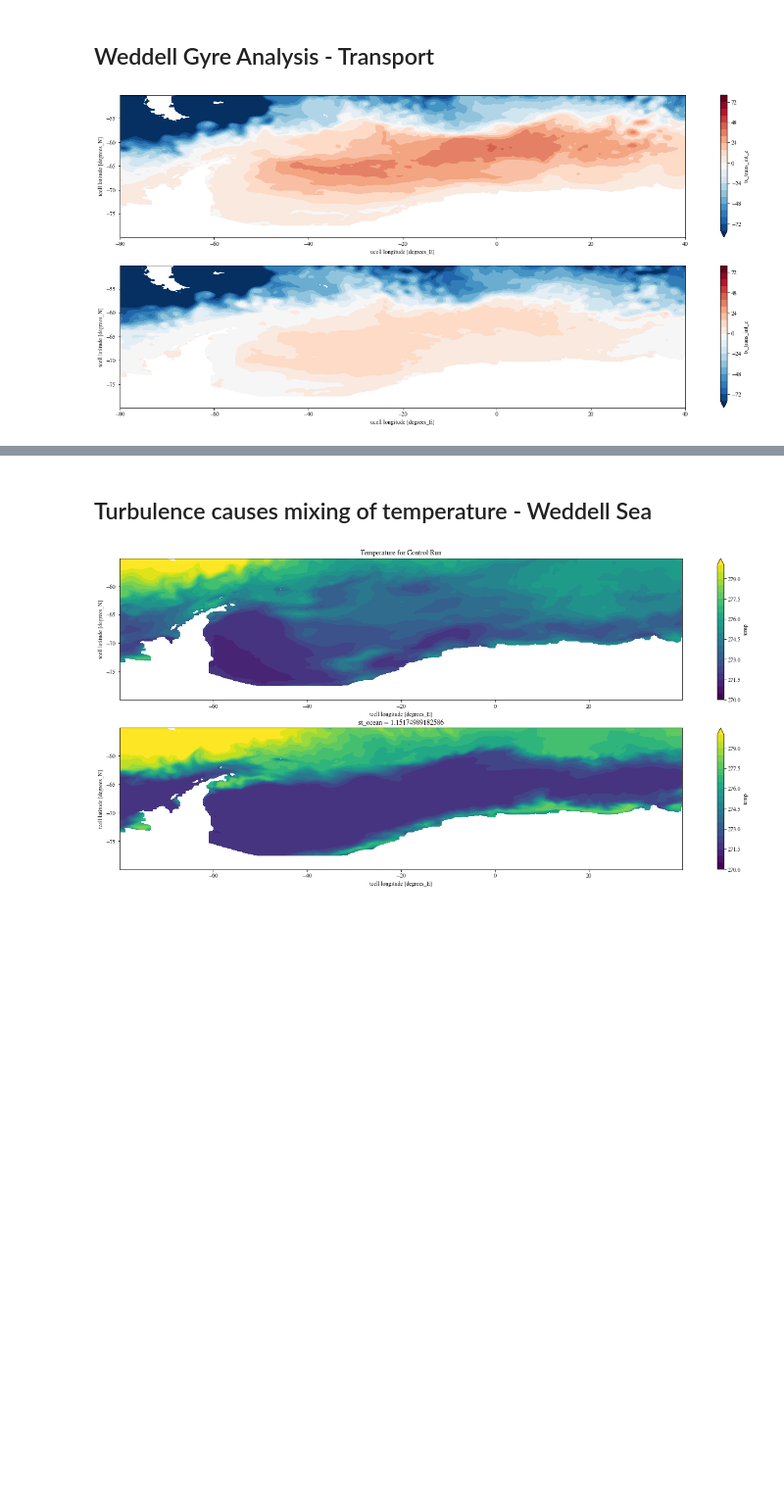
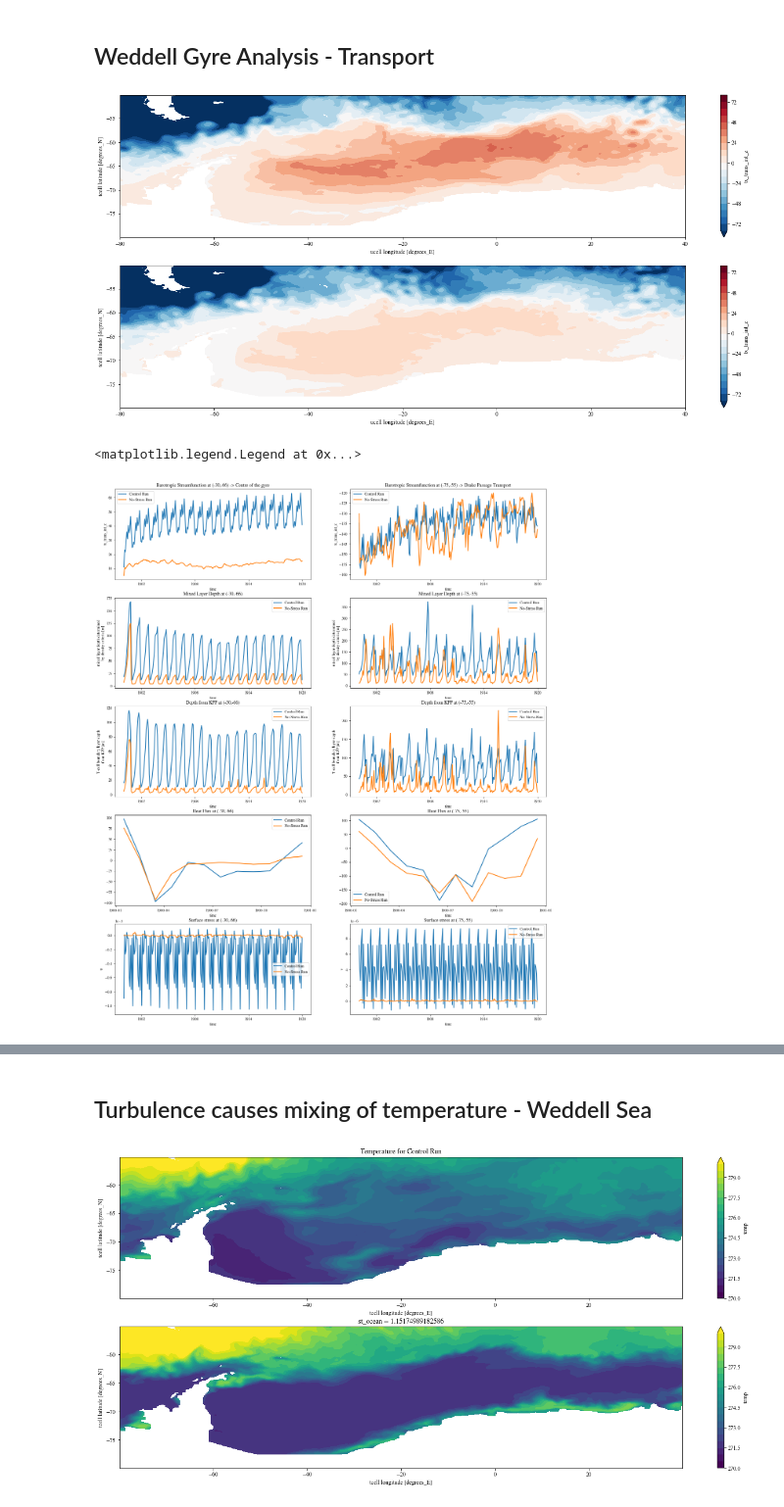
Before and after one commit to dhruvbhagtani/Ryan_No_Stress, a Jupyter notebook: Analysis.ipynb, the cells around one changed output, grey strips where cells are left out. Shown at 98% size. Drawn from its saved outputs; the diff is of its cells as text; code cells hidden in the pictures; blank space fills up the shorter version.

```diff
--- a/Analysis.ipynb
+++ b/Analysis.ipynb
@@ -85,16 +85,16 @@ Qnet_con = cc.querying.getvar(expt[0],'net_sfc_heating',session,start_time='1900
     xt_ocean = slice(-80,40)).sel(yt_ocean = slice(-80,-50)) + cc.querying.getvar(expt[0],'frazil_3d_int_z',session,start_time='1900-01-01',end_time='1920-12-31', n=1).sel(
     xt_ocean = slice(-80,40)).sel(yt_ocean = slice(-80,-50))
 Qnet_buo = cc.querying.getvar(expt[1],'net_sfc_heating',session,start_time='1900-01-01',end_time='1920-12-31', n=1).sel(
-    xt_ocean = slice(-80,40)).sel(yt_ocean = slice(-80,-50)) + cc.querying.getvar(expt[],'frazil_3d_int_z',session,start_time='1900-01-01',end_time='1920-12-31', n=1).sel(
+    xt_ocean = slice(-80,40)).sel(yt_ocean = slice(-80,-50)) + cc.querying.getvar(expt[0],'frazil_3d_int_z',session,start_time='1900-01-01',end_time='1920-12-31', n=1).sel(
     xt_ocean = slice(-80,40)).sel(yt_ocean = slice(-80,-50))
 # %%
 u_con = cc.querying.getvar(expt[0],'u',session,frequency = '1 monthly',start_time='1900-01-01', ncfile ='ocean-3d-u-1-monthly-mean-ym_%.nc',
                        end_time='1920-12-31').sel(xu_ocean = slice(-80,40)).sel(yu_ocean = slice(-80,-50))
-v_con = cc.querying.getvar(expt[0],'v',session,frequency = '1 monthly',start_time='1910-01-01', ncfile ='ocean-3d-v-1-monthly-mean-ym_%.nc',
+v_con = cc.querying.getvar(expt[0],'v',session,frequency = '1 monthly',start_time='1900-01-01', ncfile ='ocean-3d-v-1-monthly-mean-ym_%.nc',
                        end_time='1920-12-31').sel(xu_ocean = slice(-80,40)).sel(yu_ocean = slice(-80,-50))
-u_buo = cc.querying.getvar(expt[1],'u',session,frequency = '1 monthly',start_time='1910-01-01', ncfile ='ocean-3d-u-1-monthly-mean-ym_%.nc',
+u_buo = cc.querying.getvar(expt[1],'u',session,frequency = '1 monthly',start_time='1900-01-01', ncfile ='ocean-3d-u-1-monthly-mean-ym_%.nc',
                        end_time='1920-12-31').sel(xu_ocean = slice(-80,40)).sel(yu_ocean = slice(-80,-50))
-v_buo = cc.querying.getvar(expt[1],'v',session,frequency = '1 monthly',start_time='1910-01-01', ncfile ='ocean-3d-v-1-monthly-mean-ym_%.nc',
+v_buo = cc.querying.getvar(expt[1],'v',session,frequency = '1 monthly',start_time='1900-01-01', ncfile ='ocean-3d-v-1-monthly-mean-ym_%.nc',
                        end_time='1920-12-31').sel(xu_ocean = slice(-80,40)).sel(yu_ocean = slice(-80,-50))
 # %%
 mu = 0.0014
@@ -138,36 +138,42 @@ HBLT_con.sel(xt_ocean = -30, method = 'nearest').sel(yt_ocean = -66, method = 'n
 HBLT_buo.sel(xt_ocean = -30, method = 'nearest').sel(yt_ocean = -66, method = 'nearest').plot(ax=axes[2][0],label='No-Stress Run')
 
 HBLT_con.sel(xt_ocean = -75, method = 'nearest').sel(yt_ocean = -55, method = 'nearest').plot(ax=axes[2][1],label='Control Run')
 HBLT_buo.sel(xt_ocean = -75, method = 'nearest').sel(yt_ocean = -55, method = 'nearest').plot(ax=axes[2][1],label='No-Stress Run')
 
 Qnet_con.sel(xt_ocean = -30, method = 'nearest').sel(yt_ocean = -66, method = 'nearest').plot(ax=axes[3][0],label='Control Run')
 Qnet_buo.sel(xt_ocean = -30, method = 'nearest').sel(yt_ocean = -66, method = 'nearest').plot(ax=axes[3][0],label='No-Stress Run')
 
 Qnet_con.sel(xt_ocean = -75, method = 'nearest').sel(yt_ocean = -55, method = 'nearest').plot(ax=axes[3][1],label='Control Run')
 Qnet_buo.sel(xt_ocean = -75, method = 'nearest').sel(yt_ocean = -55, method = 'nearest').plot(ax=axes[3][1],label='No-Stress Run')
 
-tau_x_con.sel(xu_ocean = -30, method = 'nearest').sel(yt_ocean = -66, method = 'nearest').plot(ax=axes[4][0],label='Control Run')
-tau_x_buo.sel(xu_ocean = -30, method = 'nearest').sel(yt_ocean = -66, method = 'nearest').plot(ax=axes[4][0],label='No-Stress Run')
+tau_x_con.sel(xu_ocean = -30, method = 'nearest').sel(yu_ocean = -66, method = 'nearest').plot(ax=axes[4][0],label='Control Run')
+tau_x_buo.sel(xu_ocean = -30, method = 'nearest').sel(yu_ocean = -66, method = 'nearest').plot(ax=axes[4][0],label='No-Stress Run')
 
 tau_y_con.sel(xu_ocean = -75, method = 'nearest').sel(yu_ocean = -55, method = 'nearest').plot(ax=axes[4][1],label='Control Run')
 tau_y_buo.sel(xu_ocean = -75, method = 'nearest').sel(yu_ocean = -55, method = 'nearest').plot(ax=axes[4][1],label='No-Stress Run')
 
 axes[0][0].set_title('Barotropic Streamfunction at (-30,-66) -> Centre of the gyre')
 axes[0][1].set_title('Barotropic Streamfunction at (-75,-55) -> Drake Passage Transport')
 axes[1][0].set_title('Mixed Layer Depth at (-30,-66)')
 axes[1][1].set_title('Mixed Layer Depth at (-75,-55)')
 axes[2][0].set_title('Depth from KPP at (-30,-66)')
 axes[2][1].set_title('Depth from KPP at (-75,-55)')
-axes[2][0].set_title('Heat Flux at (-30,-66)')
-axes[2][1].set_title('Heat Flux at (-75,-55)')
-
+axes[3][0].set_title('Heat Flux at (-30,-66)')
+axes[3][1].set_title('Heat Flux at (-75,-55)')
+axes[4][0].set_title('Surface stress at (-30,-66)')
+axes[4][1].set_title('Surface stress at (-75,-55)')
 
 axes[0][0].legend()
 axes[0][1].legend()
 axes[1][0].legend()
 axes[1][1].legend()
 axes[2][0].legend()
 axes[2][1].legend()
 axes[3][0].legend()
 axes[3][1].legend()
+axes[4][0].legend()
+axes[4][1].legend()
+# %% [output]
+<matplotlib.legend.Legend at 0x...>
+[figure, added]
 # %%
```
Also changed, not shown: parts of 2 cells of this notebook.
